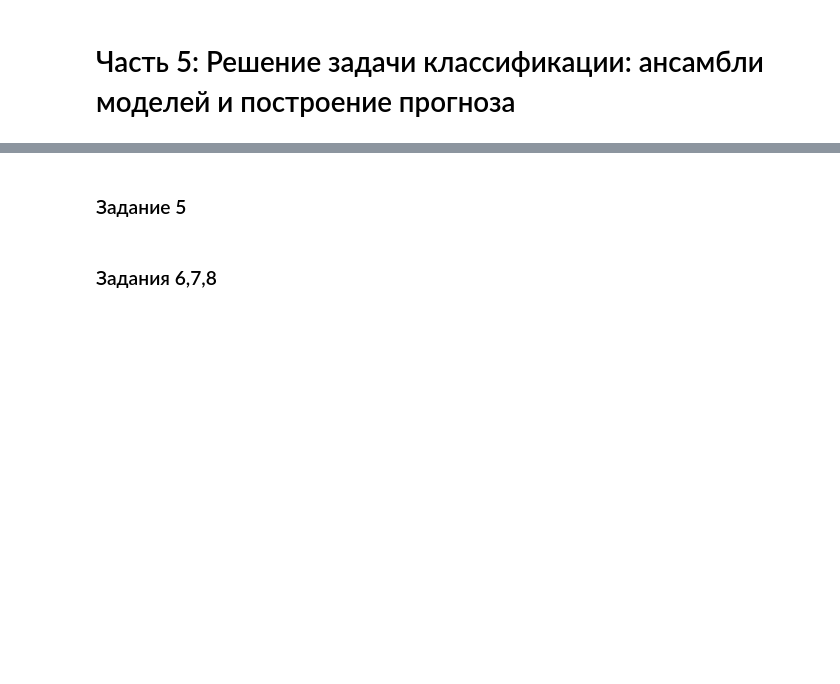
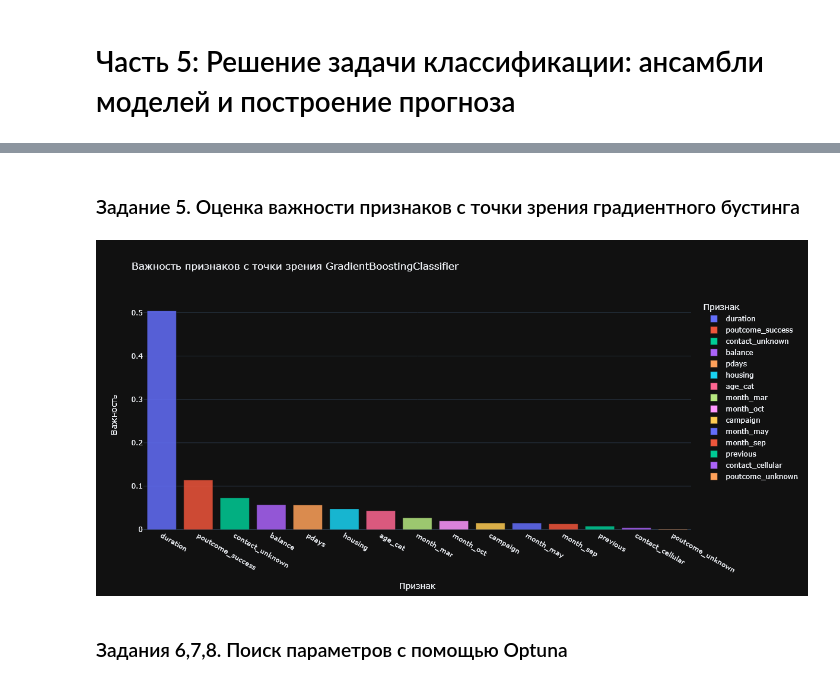
Before and after one commit to esta1d/Data_Science_learning, a Jupyter notebook: PROJECT/PROJECT-4/Project_4_ML.ipynb, the cells around one changed output, grey strips where cells are left out. Cells and saved outputs as stored; diff of their text form; code cells hidden in the pictures; blank space fills up the shorter version.

```diff
--- a/PROJECT/PROJECT-4/Project_4_ML.ipynb
+++ b/PROJECT/PROJECT-4/Project_4_ML.ipynb
@@ -533,2 +609,7 @@ X_train, X_test, y_train, y_test = train_test_split(X, y, stratify=y, random_sta
 # %%
 # нормализуйте данные с помощью minmaxsxaler
+mm_scaler = preprocessing.MinMaxScaler()
+mm_scaler.fit(X_train_selected)
+
+X_train_scaled = mm_scaler.transform(X_train_selected)
+X_test_scaled = mm_scaler.transform(X_test_selected)
@@ -553,2 +738,13 @@ X_train, X_test, y_train, y_test = train_test_split(X, y, stratify=y, random_sta
 # %%
 # обучите на ваших данных случайный лес
+rf_clf = ensemble.RandomForestClassifier(
+    n_estimators=100,
+    criterion='gini',
+    min_samples_leaf=5,
+    max_depth=10,
+    random_state=RANDOM_STATE,
+    n_jobs=N_JOBS
+)
+rf_clf.fit(X_train_scaled, y_train)
+y_test_pred = rf_clf.predict(X_test_scaled)
+print('Test report:\n', metrics.classification_report(y_test, y_test_pred))
@@ -557,2 +763,12 @@ X_train, X_test, y_train, y_test = train_test_split(X, y, stratify=y, random_sta
 # %%
 # используйте для классификации градиентный бустинг и сравните качество со случайным лесом
+gb_clf = ensemble.GradientBoostingClassifier(
+    learning_rate=0.05,
+    n_estimators=300,
+    min_samples_leaf=5,
+    max_depth=5,
+    random_state=RANDOM_STATE
+)
+gb_clf.fit(X_train_scaled, y_train)
+y_test_pred = gb_clf.predict(X_test_scaled)
+print('Test report:\n', metrics.classification_report(y_test, y_test_pred))
@@ -563,8 +815,24 @@ X_train, X_test, y_train, y_test = train_test_split(X, y, stratify=y, random_sta
 # %% [markdown]
-### Задание 5
+### Задание 5. Оценка важности признаков с точки зрения градиентного бустинга
 # %%
 # оцените, какие признаки демонстрируют наибольшую  важность в модели градиентного бустинга
+
+feature_importances = pd.DataFrame(gb_clf.feature_importances_, index=best_features).sort_values(by=0, ascending=False).rename(columns={0: 'importance'}).reset_index()
+px.bar(
+    feature_importances,
+    x='index',
+    y='importance',
+    template='plotly_dark',
+    width=1200,
+    height=600,
+    opacity=0.85,
+    color='index',
+    title='Важность признаков с точки зрения GradientBoostingClassifier',
+    labels={'index': 'Признак', 'importance': 'Важность'}
+)
+# %% [output]
+[figure, added]
 # %% [markdown]
-### Задания 6,7,8
+### Задания 6,7,8. Поиск параметров с помощью Optuna
 # %%
 # реализуйте оптимизацию гиперпараметров с помощью Optuna
```
Also changed, not shown: parts of 37 cells of this notebook.
